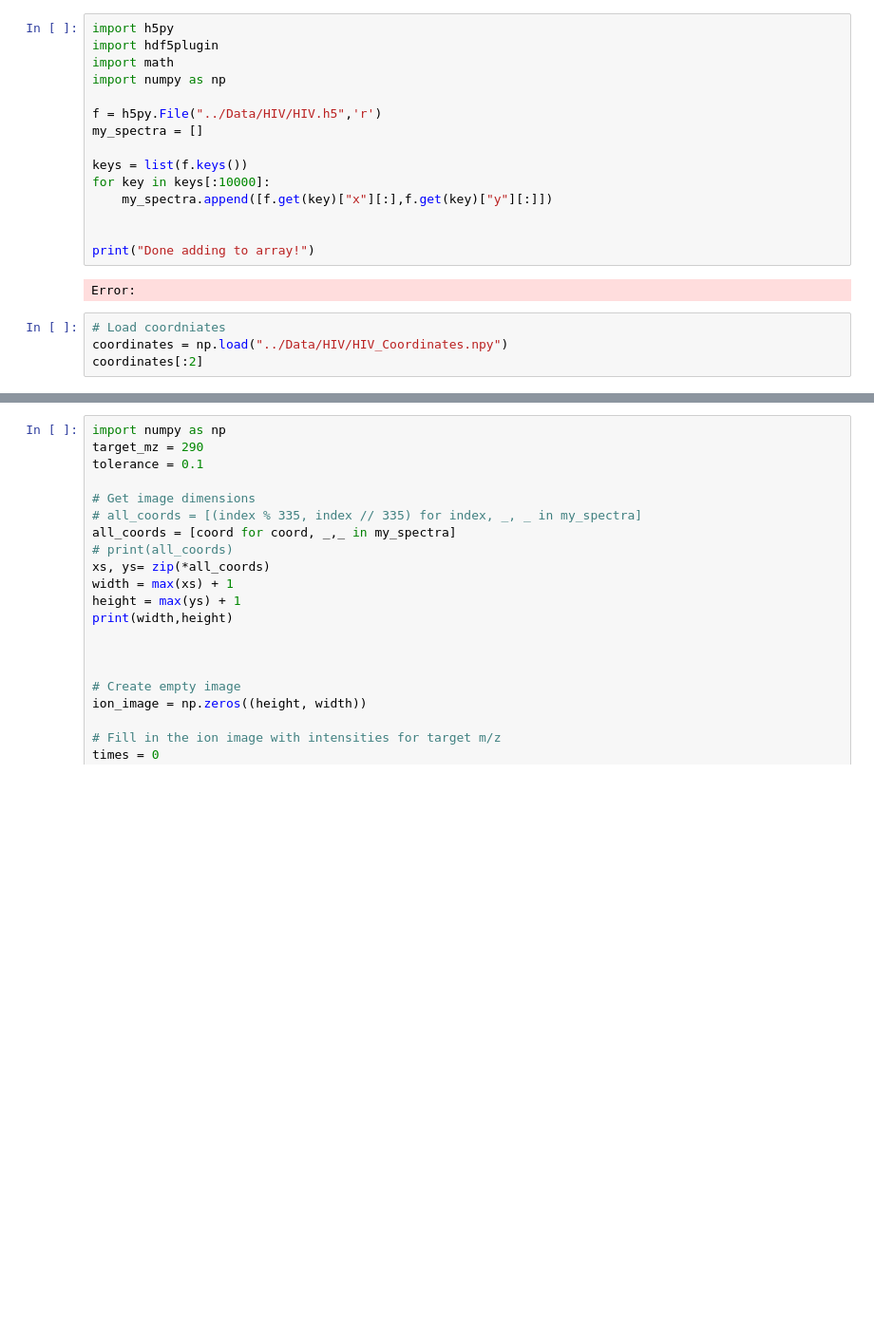
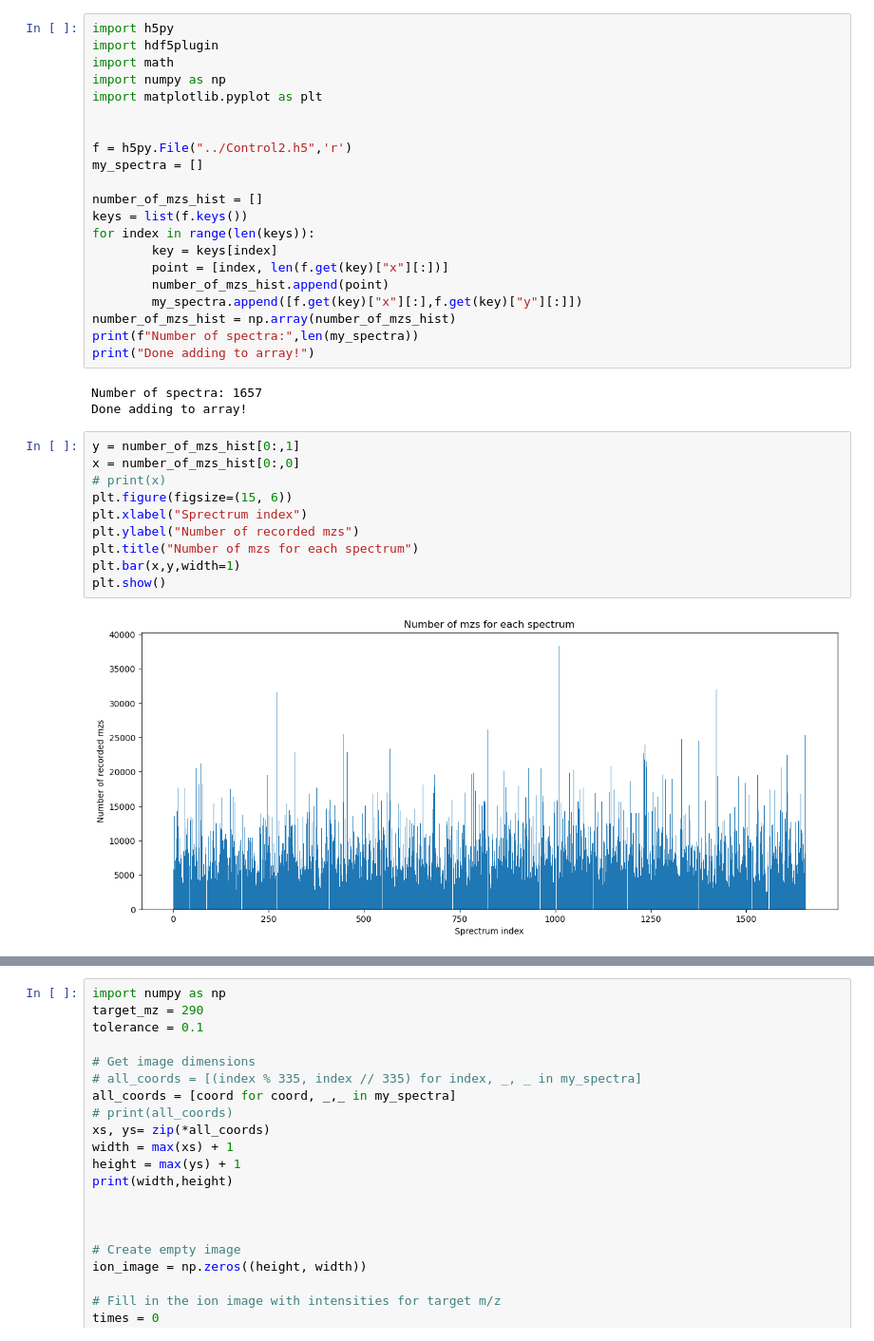
Before and after one commit to Tapiwamaz/HonoursResearch, a Jupyter notebook: Notebooks/OpenH5.ipynb, the cells around one changed output, grey strips where cells are left out. Shown at 95% size. Saved outputs shown, nothing was run; the diff lists cells and outputs as text; blank space fills up the shorter version.

```diff
--- a/Notebooks/OpenH5.ipynb
+++ b/Notebooks/OpenH5.ipynb
@@ -3,20 +3,35 @@ import h5py
 import hdf5plugin
 import math
 import numpy as np
+import matplotlib.pyplot as plt
 
-f = h5py.File("../Data/HIV/HIV.h5",'r')
+
+f = h5py.File("../Control2.h5",'r')
 my_spectra = []
 
+number_of_mzs_hist = []
 keys = list(f.keys())
-for key in keys[:10000]:
-    my_spectra.append([f.get(key)["x"][:],f.get(key)["y"][:]])
-
-
+for index in range(len(keys)):
+        key = keys[index]
+        point = [index, len(f.get(key)["x"][:])]
+        number_of_mzs_hist.append(point)
+        my_spectra.append([f.get(key)["x"][:],f.get(key)["y"][:]])
+number_of_mzs_hist = np.array(number_of_mzs_hist)
+print(f"Number of spectra:",len(my_spectra))
 print("Done adding to array!")
 # %% [output]
-Error:
+Number of spectra: 1657
+Done adding to array!
 # %%
-# Load coordniates
-coordinates = np.load("../Data/HIV/HIV_Coordinates.npy")
-coordinates[:2]
+y = number_of_mzs_hist[0:,1]
+x = number_of_mzs_hist[0:,0]
+# print(x)
+plt.figure(figsize=(15, 6))
+plt.xlabel("Sprectrum index")
+plt.ylabel("Number of recorded mzs")
+plt.title("Number of mzs for each spectrum")
+plt.bar(x,y,width=1)
+plt.show()
+# %% [output]
+[figure, added]
 # %%
```
Also changed, not shown: parts of 1 cell of this notebook, 2 other files.
